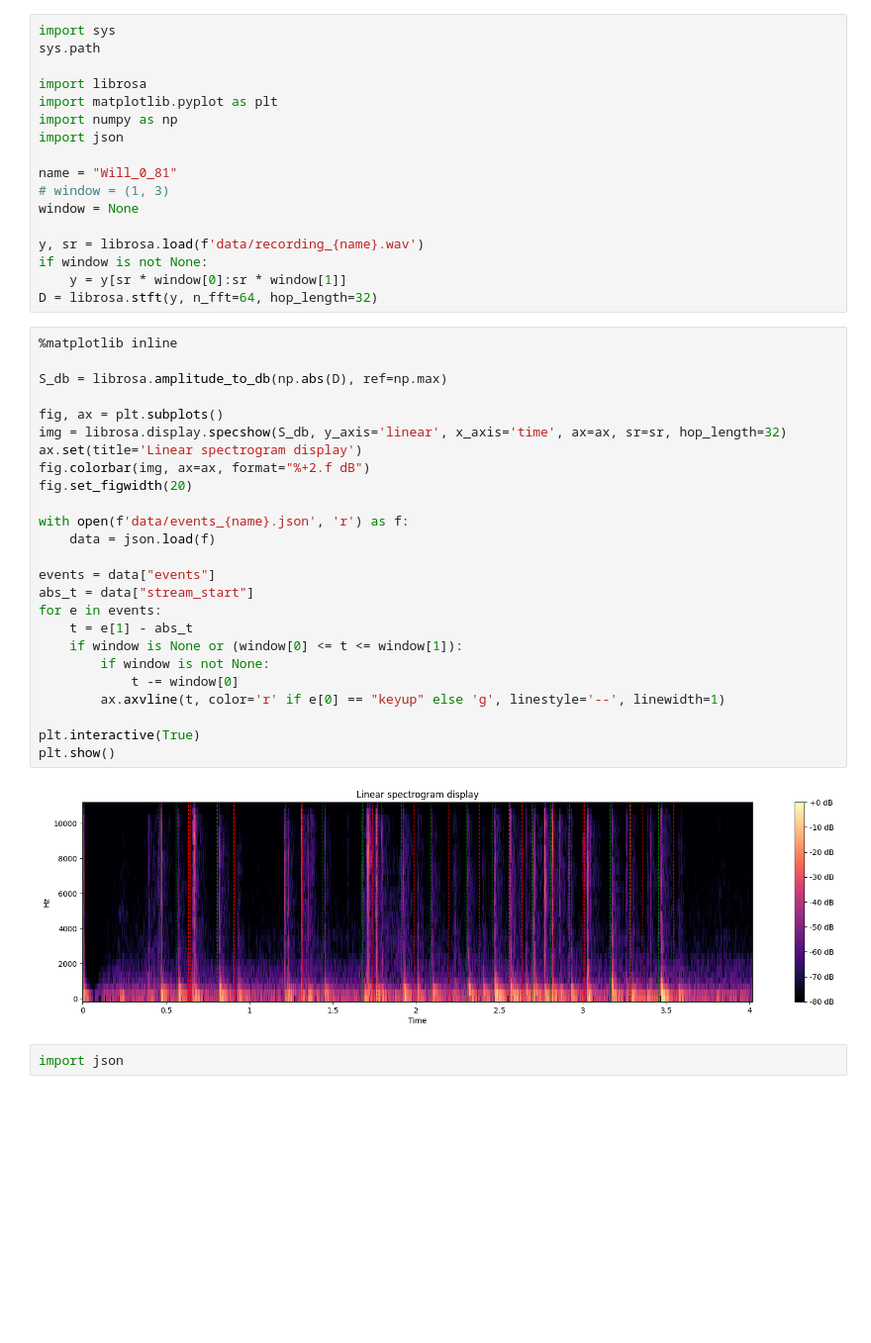
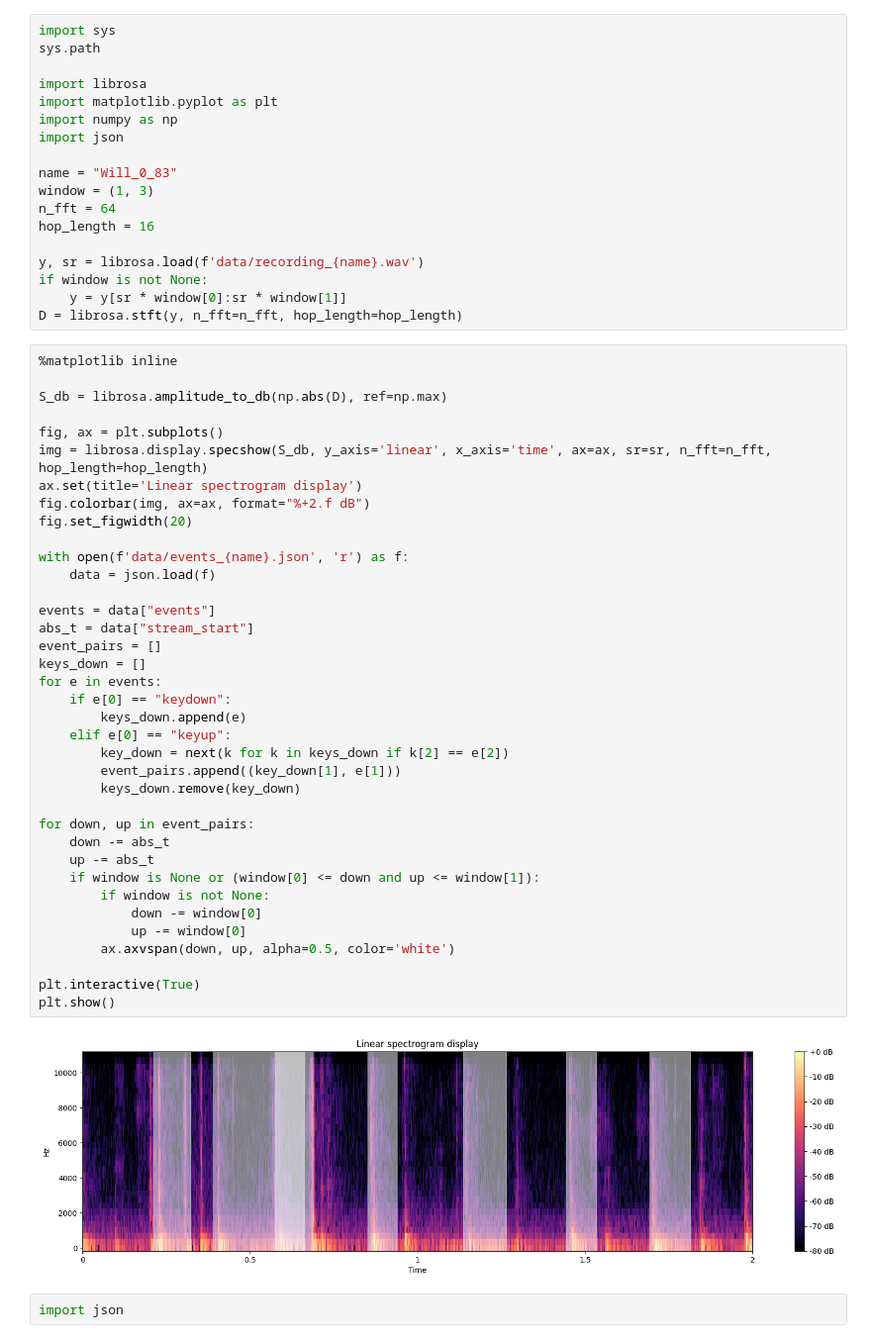
Before and after one commit to krypticbit/recorder, a Jupyter notebook: sound_tweaks.ipynb, the cells around one changed output. Shown at 99% size. Drawn from its saved outputs; the diff is of its cells as text; blank space fills up the shorter version.

Commit message:
Tweak visualization

```diff
--- a/sound_tweaks.ipynb
+++ b/sound_tweaks.ipynb
@@ -7,40 +7,53 @@ import matplotlib.pyplot as plt
 import numpy as np
 import json
 
-name = "Will_0_81"
-# window = (1, 3)
-window = None
+name = "Will_0_83"
+window = (1, 3)
+n_fft = 64
+hop_length = 16
 
 y, sr = librosa.load(f'data/recording_{name}.wav')
 if window is not None:
     y = y[sr * window[0]:sr * window[1]]
-D = librosa.stft(y, n_fft=64, hop_length=32)
+D = librosa.stft(y, n_fft=n_fft, hop_length=hop_length)
 # %%
 %matplotlib inline
 
 S_db = librosa.amplitude_to_db(np.abs(D), ref=np.max)
 
 fig, ax = plt.subplots()
-img = librosa.display.specshow(S_db, y_axis='linear', x_axis='time', ax=ax, sr=sr, hop_length=32)
+img = librosa.display.specshow(S_db, y_axis='linear', x_axis='time', ax=ax, sr=sr, n_fft=n_fft, hop_length=hop_length)
 ax.set(title='Linear spectrogram display')
 fig.colorbar(img, ax=ax, format="%+2.f dB")
 fig.set_figwidth(20)
 
 with open(f'data/events_{name}.json', 'r') as f:
     data = json.load(f)
 
 events = data["events"]
 abs_t = data["stream_start"]
+event_pairs = []
+keys_down = []
 for e in events:
-    t = e[1] - abs_t
-    if window is None or (window[0] <= t <= window[1]):
+    if e[0] == "keydown":
+        keys_down.append(e)
+    elif e[0] == "keyup":
+        key_down = next(k for k in keys_down if k[2] == e[2])
+        event_pairs.append((key_down[1], e[1]))
+        keys_down.remove(key_down)
+
+for down, up in event_pairs:
+    down -= abs_t
+    up -= abs_t
+    if window is None or (window[0] <= down and up <= window[1]):
         if window is not None:
-            t -= window[0]
-        ax.axvline(t, color='r' if e[0] == "keyup" else 'g', linestyle='--', linewidth=1)
+            down -= window[0]
+            up -= window[0]
+        ax.axvspan(down, up, alpha=0.5, color='white')
 
 plt.interactive(True)
 plt.show()
 # %% [output]
-[figure, old version]
+[figure, new version]
 # %%
 import json
```
